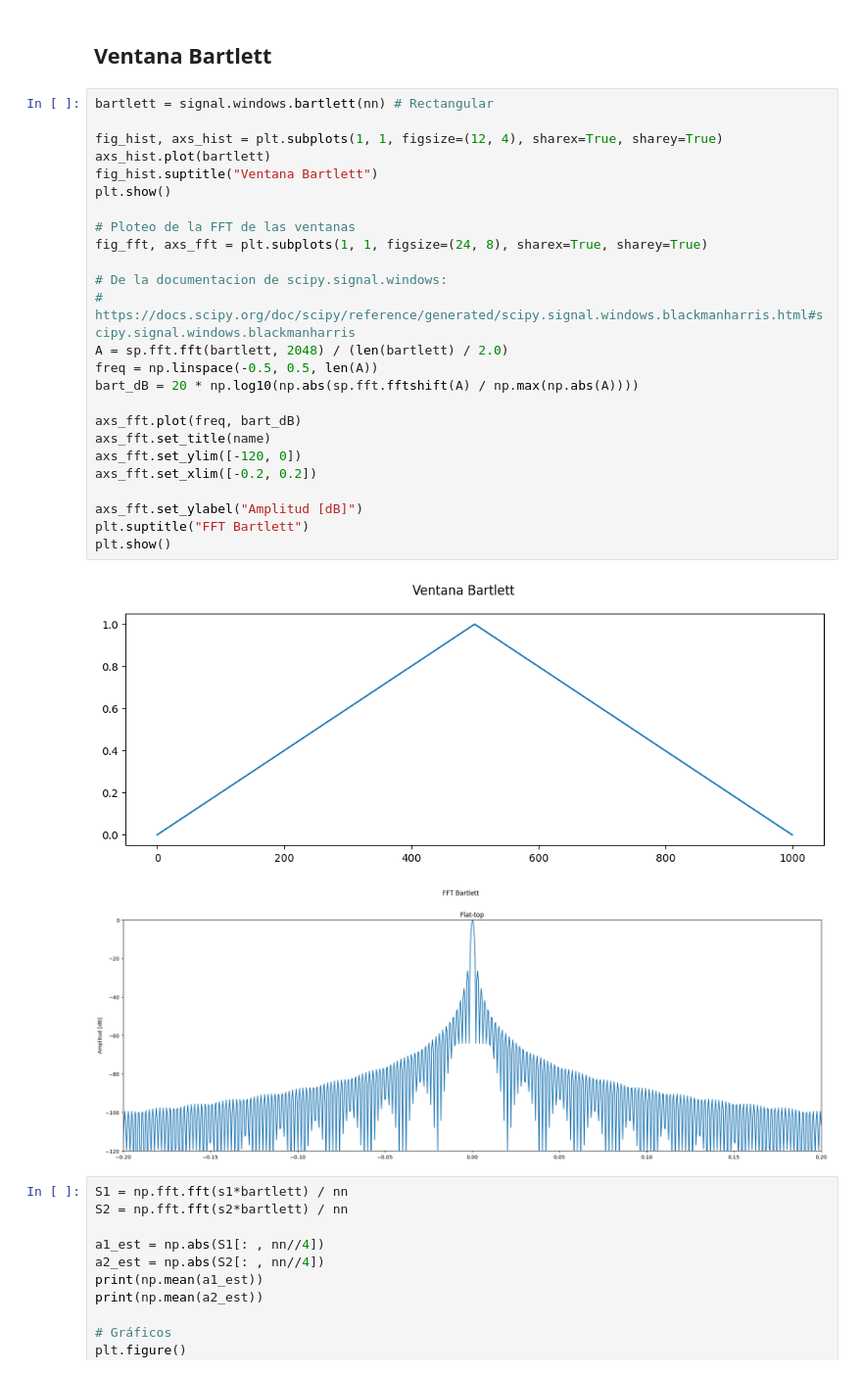
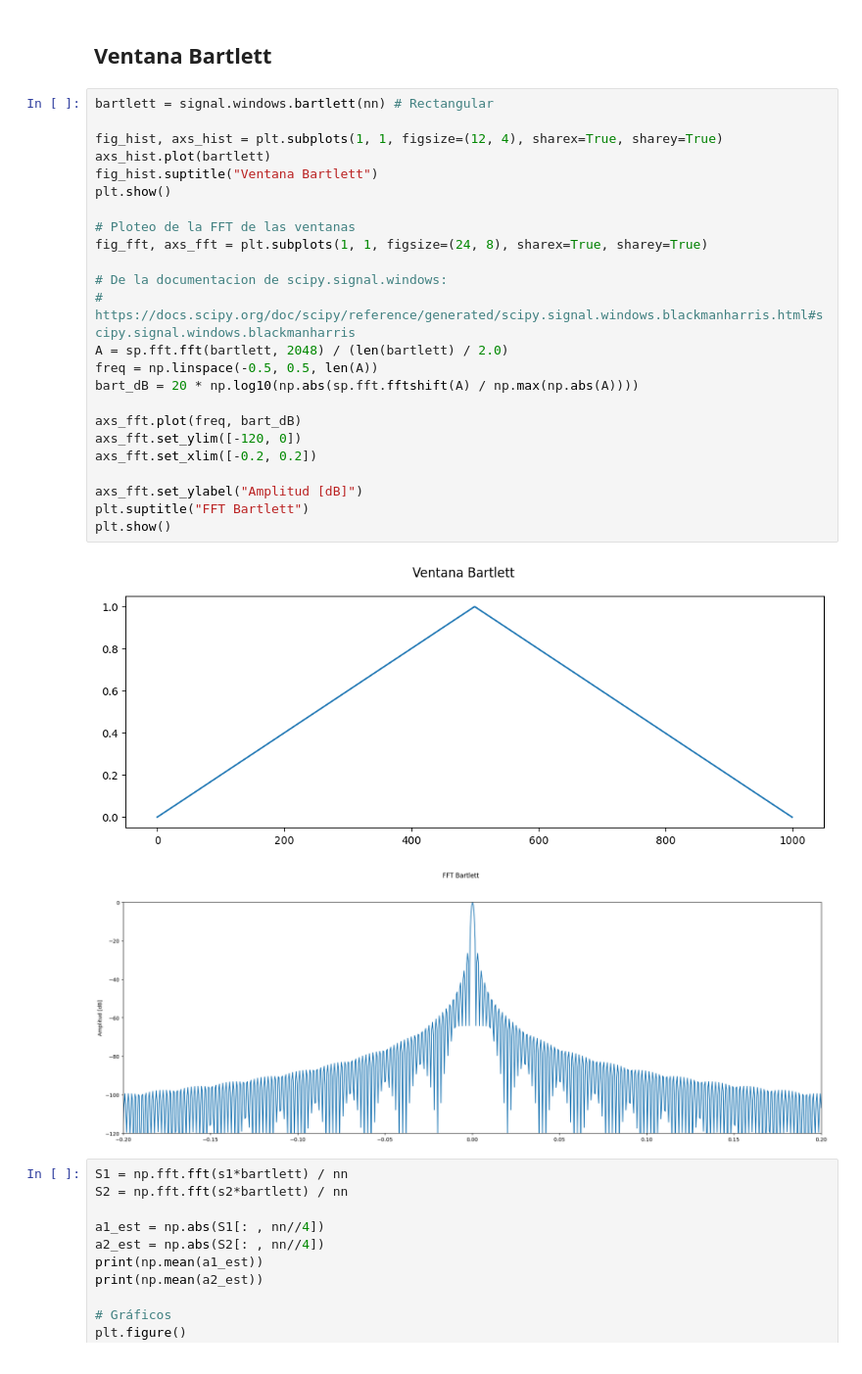
Before and after one commit to micuentz/Workspace_PDS, a Jupyter notebook: Carpeta/Guerrero_TS6.ipynb, the cells around one changed output. Shown at 98% size. Saved outputs shown, nothing was run; the diff lists cells and outputs as text.

```diff
--- a/Carpeta/Guerrero_TS6.ipynb
+++ b/Carpeta/Guerrero_TS6.ipynb
@@ -121,31 +120,30 @@ plt.legend(loc='upper left')
 # %%
 bartlett = signal.windows.bartlett(nn) # Rectangular
 
 fig_hist, axs_hist = plt.subplots(1, 1, figsize=(12, 4), sharex=True, sharey=True)
 axs_hist.plot(bartlett)
 fig_hist.suptitle("Ventana Bartlett")
 plt.show()
 
 # Ploteo de la FFT de las ventanas
 fig_fft, axs_fft = plt.subplots(1, 1, figsize=(24, 8), sharex=True, sharey=True)
 
 # De la documentacion de scipy.signal.windows:
 # https://docs.scipy.org/doc/scipy/reference/generated/scipy.signal.windows.blackmanharris.html#scipy.signal.windows.blackmanharris
 A = sp.fft.fft(bartlett, 2048) / (len(bartlett) / 2.0)
 freq = np.linspace(-0.5, 0.5, len(A))
 bart_dB = 20 * np.log10(np.abs(sp.fft.fftshift(A) / np.max(np.abs(A))))
 
 axs_fft.plot(freq, bart_dB)
-axs_fft.set_title(name)
 axs_fft.set_ylim([-120, 0])
 axs_fft.set_xlim([-0.2, 0.2])
 
 axs_fft.set_ylabel("Amplitud [dB]")
 plt.suptitle("FFT Bartlett")
 plt.show()
 # %% [output]
 [figure]
-[figure, old version]
+[figure, new version]
 # %%
 S1 = np.fft.fft(s1*bartlett) / nn
 S2 = np.fft.fft(s2*bartlett) / nn
```
Also changed, not shown: parts of 4 cells of this notebook.
